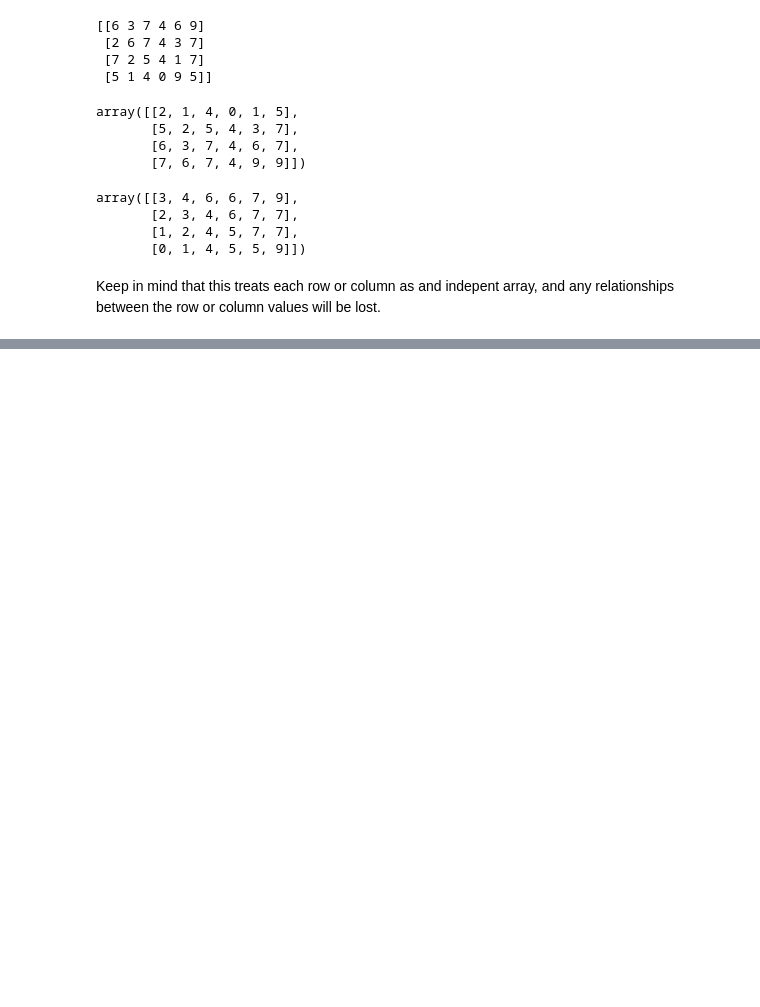
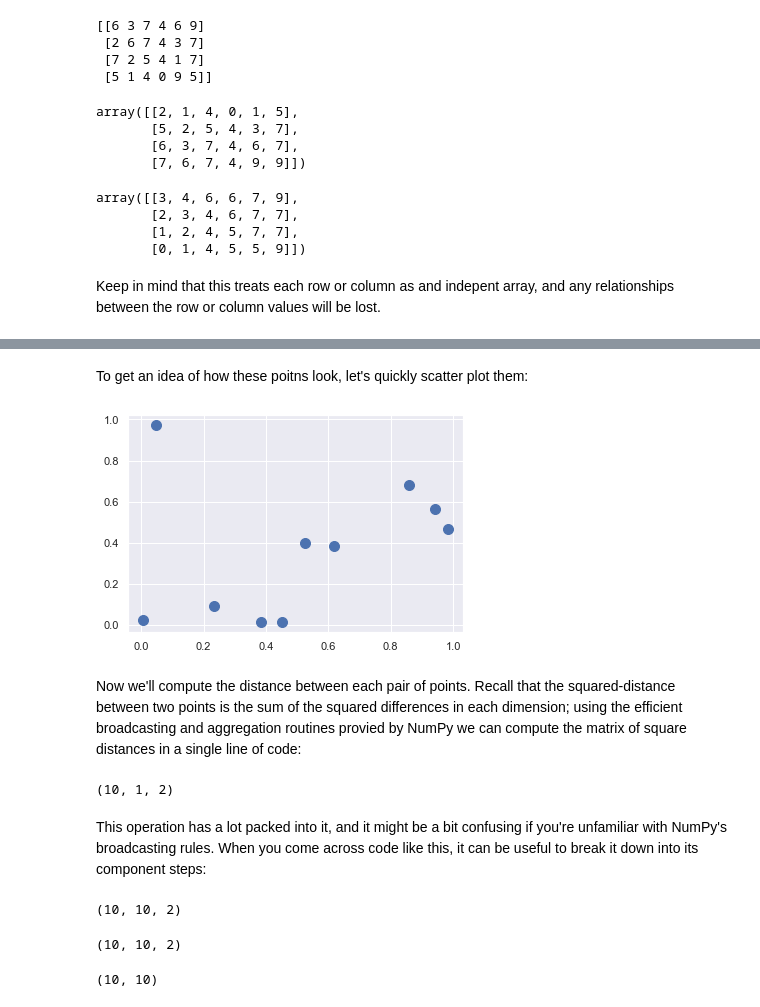
Before and after one commit to Jeffresh/python-datascience-handbook, a Jupyter notebook: numpy/sorting_arrays.ipynb, the cells around one changed output, grey strips where cells are left out. Drawn from its saved outputs; the diff is of its cells as text; code cells hidden in the pictures; blank space fills up the shorter version.

```diff
--- a/numpy/sorting_arrays.ipynb
+++ b/numpy/sorting_arrays.ipynb
@@ -96,0 +125,18 @@ Keep in mind that this treats each row or column as and indepent array, and any
+# %%
+X = rand.rand(10, 2)
+# %% [markdown]
+To get an idea of how these poitns look, let's quickly scatter plot them:
+# %%
+%matplotlib inline
+
+import matplotlib.pyplot as plt
+import seaborn; seaborn.set() # Plot styling
+plt.scatter(X[:, 0], X[:, 1], s=100);
+# %% [output]
+[figure, added]
+# %% [markdown]
+Now we'll compute the distance between each pair of points. Recall that the squared-distance between two points is the sum of the squared differences in each dimension; using the efficient broadcasting and aggregation routines provied by NumPy we can compute the matrix of square distances in a single line of code:
+# %%
+X[:,np.newaxis,:].shape
+# %% [output]
+(10, 1, 2)
@@ -96,0 +145,20 @@ Keep in mind that this treats each row or column as and indepent array, and any
+# %% [markdown]
+This operation has a lot packed into it, and it might be a bit confusing if you're unfamiliar with NumPy's broadcasting rules. When you come across code like this, it can be useful to break it down into its component steps:
+# %%
+# for each pair of points, compute differences in ther coordinates
+differences = X[:, np.newaxis, :] - X[np.newaxis, :, :]
+differences.shape
+# %% [output]
+(10, 10, 2)
+# %%
+# square the coordinate differences
+sq_differences = differences ** 2
+sq_differences.shape
+# %% [output]
+(10, 10, 2)
+# %%
+# sum the coordinate differences to get the squared distance
+dist_sq = sq_differences.sum(2)
+dist_sq.shape
+# %% [output]
+(10, 10)
```
Also changed, not shown: parts of 16 cells of this notebook.
